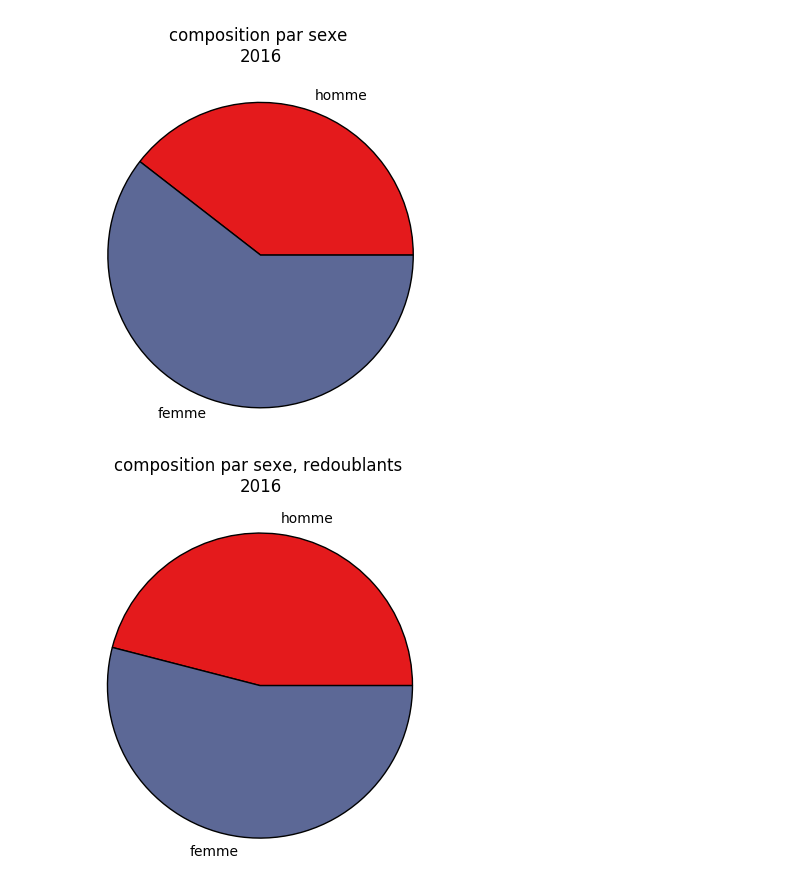
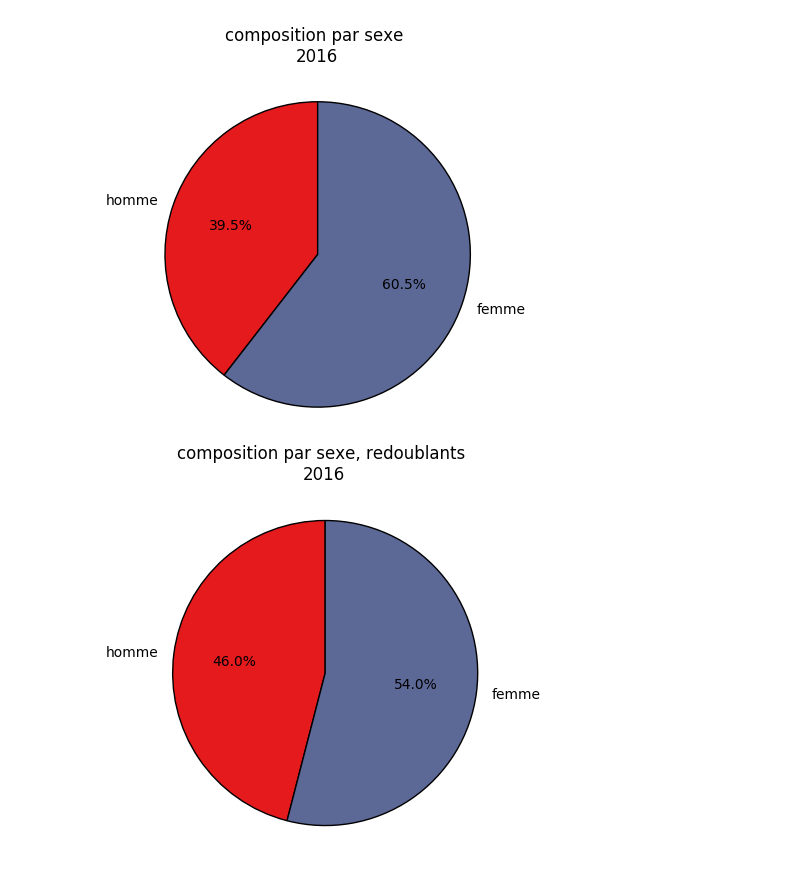
Before and after one commit to ilyaskurikhin/coachsort, a Jupyter notebook: stats.ipynb, the cells around one changed output. Cells and saved outputs as stored; diff of their text form; code cells hidden in the pictures.

```diff
--- a/stats.ipynb
+++ b/stats.ipynb
@@ -59,18 +68,28 @@ plt.show()
 # %%
 num_m = len(s.get_students_by_keys(students,{'sex':"M"}))
 num_f = len(s.get_students_by_keys(students,{'sex':"F"}))
-plt.pie([num_m,num_f],labels=["homme","femme"],colors=cs)
+
+plt.pie([num_m,num_f],
+        labels=["homme","femme"],
+        autopct='%1.1f%%',
+        colors=cs,
+        startangle=90)
 plt.axis('square')
 plt.title("composition par sexe \n2016", y=1.1)
 plt.show()
 # %% [output]
-[figure, old version]
+[figure, new version]
 # %%
 num_m = len(s.get_students_by_keys(repeating,{'sex':"M"}))
 num_f = len(s.get_students_by_keys(repeating,{'sex':"F"}))
-plt.pie([num_m,num_f],labels=["homme","femme"],colors=cs)
+
+plt.pie([num_m,num_f],
+        labels=["homme","femme"],
+        autopct='%1.1f%%',
+        colors=cs,
+        startangle=90)
 plt.axis('square')
 plt.title("composition par sexe, redoublants \n2016", y=1.1)
 plt.show()
 # %% [output]
-[figure, old version]
+[figure, new version]
```
Also changed, not shown: parts of 2 cells of this notebook.
